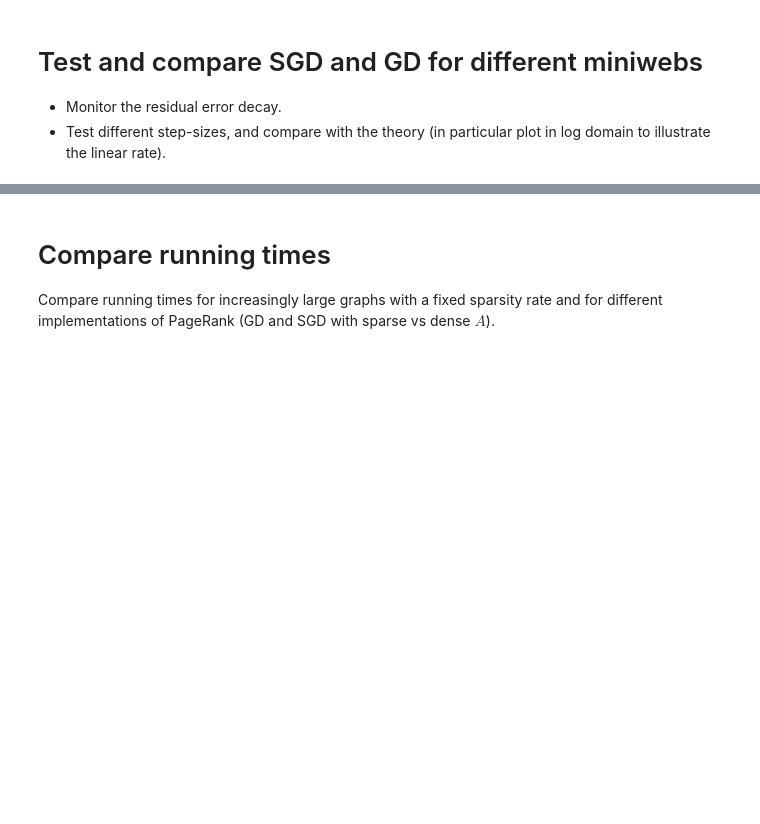
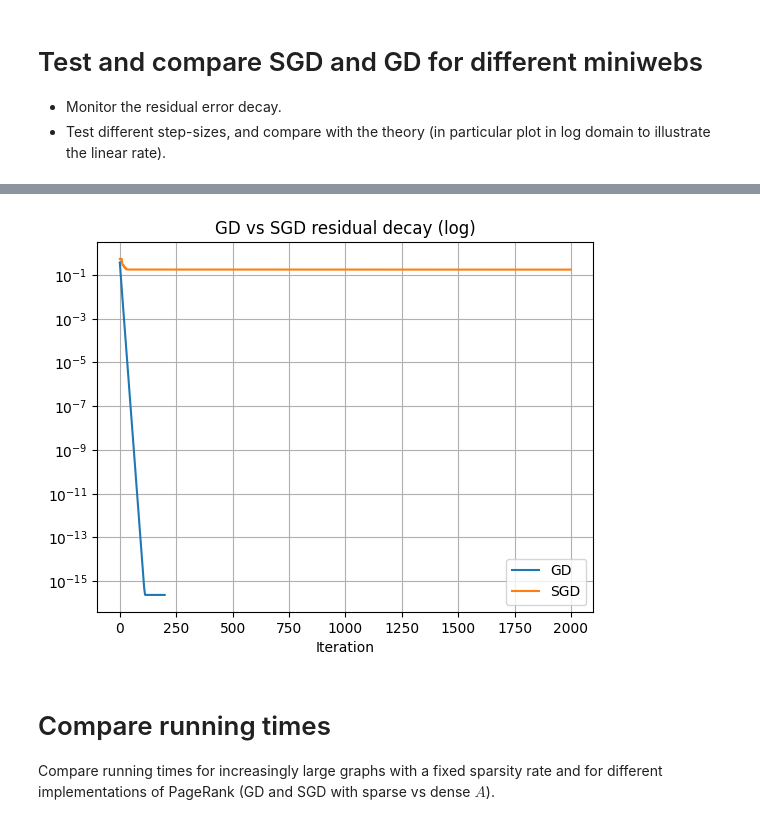
Before and after one commit to 1MrazorT1/Optimisation-stochastique-pour-l-apprentissage, a Jupyter notebook: TP PageRank/pagerank_sgd.ipynb, the cells around one changed output, grey strips where cells are left out. Drawn from its saved outputs; the diff is of its cells as text; code cells hidden in the pictures; blank space fills up the shorter version.

```diff
--- a/TP PageRank/pagerank_sgd.ipynb
+++ b/TP PageRank/pagerank_sgd.ipynb
@@ -159,0 +199,10 @@ with $a_i = A[i,:]^\top$. Computing $\nabla f_i(x)$ costs $O(n)$ per iteration.
+# %%
+def run_SGD(A, x0, gamma, n_iter, alpha=0.15, lam=0.0):
+    x = x0.copy()
+    res = []
+    n = x.shape[0]
+    for k in range(n_iter):
+        i = np.random.randint(0, n+1)
+        x = x - gamma * grad_fi(x, A, i, alpha, lam)
+        res.append(np.linalg.norm(x - x_star))
+    return np.array(res)
@@ -160,3 +221,19 @@ with $a_i = A[i,:]^\top$. Computing $\nabla f_i(x)$ costs $O(n)$ per iteration.
+# %%
+gamma = 1.0 / beta
+
+res_gd = run_GD(A, x0, gamma, 200, alpha=0.15, lam=lam)
+res_sgd = run_SGD(A, x0, gamma, 2000, alpha=0.15, lam=lam)
+
+plt.figure()
+plt.semilogy(res_gd, label="GD")
+plt.semilogy(res_sgd, label="SGD")
+plt.xlabel("Iteration")
+plt.title("GD vs SGD residual decay (log)")
+plt.legend()
+plt.grid(True)
+plt.show()
+# %% [output]
+[figure, added]
 # %% [markdown]
 # Compare running times
 Compare running times for increasingly large graphs with a fixed sparsity rate and for different implementations of PageRank (GD and SGD with sparse vs dense $A$).
```
Also changed, not shown: parts of 13 cells of this notebook.
